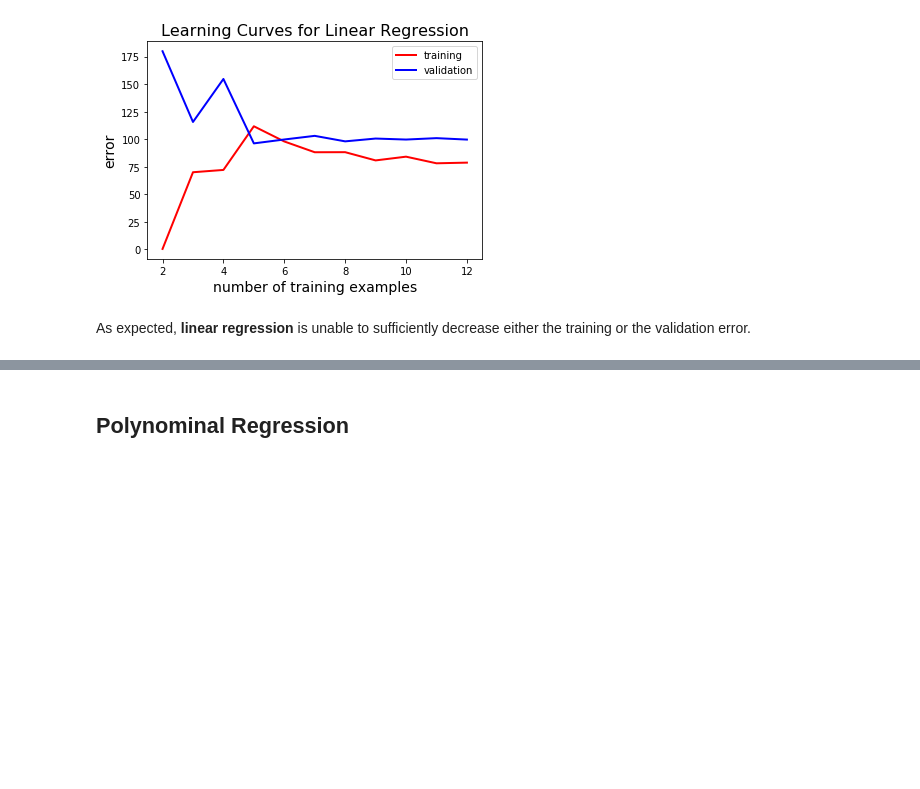
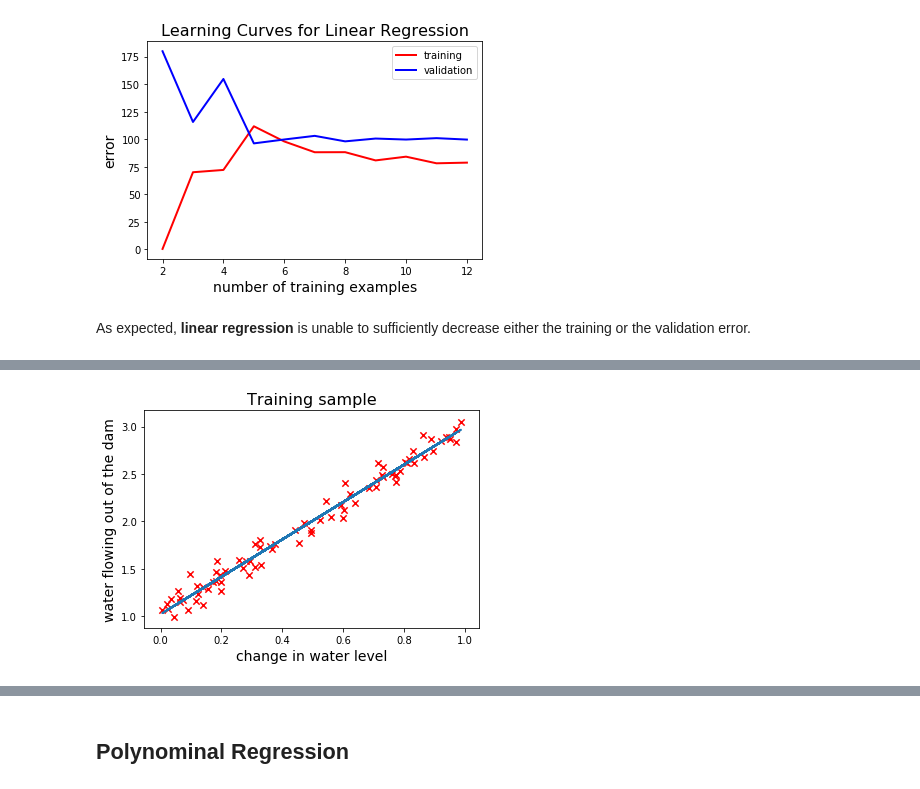
Before and after one commit to thomd/deep-learning-notes, a Jupyter notebook: learning-curves.ipynb, the cells around one changed output, grey strips where cells are left out. Drawn from its saved outputs; the diff is of its cells as text; code cells hidden in the pictures; blank space fills up the shorter version.

Commit message:
learning curves

```diff
--- a/learning-curves.ipynb
+++ b/learning-curves.ipynb
@@ -44,7 +44,7 @@ def cost_gradient(theta, X, Y):
     predictions = X @ theta
     return X.T @ (predictions - Y) / len(Y)
 
-def train_linear_regression(X, Y, alpha = 0.0023, num_iters = 2000):
+def train_linear_regression(X, Y, alpha = 0.05, num_iters = 2000):
     cost_history = np.zeros(num_iters)
     theta = np.zeros(X.shape[1]).reshape(2,1)
     for n in range(num_iters):
@@ -118,0 +122,33 @@ As expected, **linear regression** is unable to sufficiently decrease either the
+# %%
+# Data Generation
+np.random.seed(42)
+x = np.random.rand(100, 1)
+y = 1 + 2 * x + .1 * np.random.randn(100, 1)
+
+# Shuffles the indices
+idx = np.arange(100)
+np.random.shuffle(idx)
+
+# Uses first 80 random indices for train
+train_idx = idx[:80]
+# Uses the remaining indices for validation
+val_idx = idx[80:]
+
+# Generates train and validation sets
+x_train, y_train = x[train_idx], y[train_idx]
+x_val, y_val = x[val_idx], y[val_idx]
+
+X_train = insert_ones(x_train)
+Y_train = y_train.reshape(len(y_train),1)
+theta, cost_history = train_linear_regression(X_train, Y_train, 0.05)
+
+hypothesis = X_train @ theta
+
+fig2, ax2 = plt.subplots()
+ax2.scatter(x_train, y_train, marker='x', s=40, c='red')
+ax2.plot(X_train[:, 1], hypothesis, linewidth=2)
+plt.xlabel('change in water level', fontsize=14)
+plt.ylabel('water flowing out of the dam', fontsize=14)
+plt.title('Training sample', fontsize=16);
+# %% [output]
+[figure, added]
```
Also changed, not shown: parts of 7 cells of this notebook.
